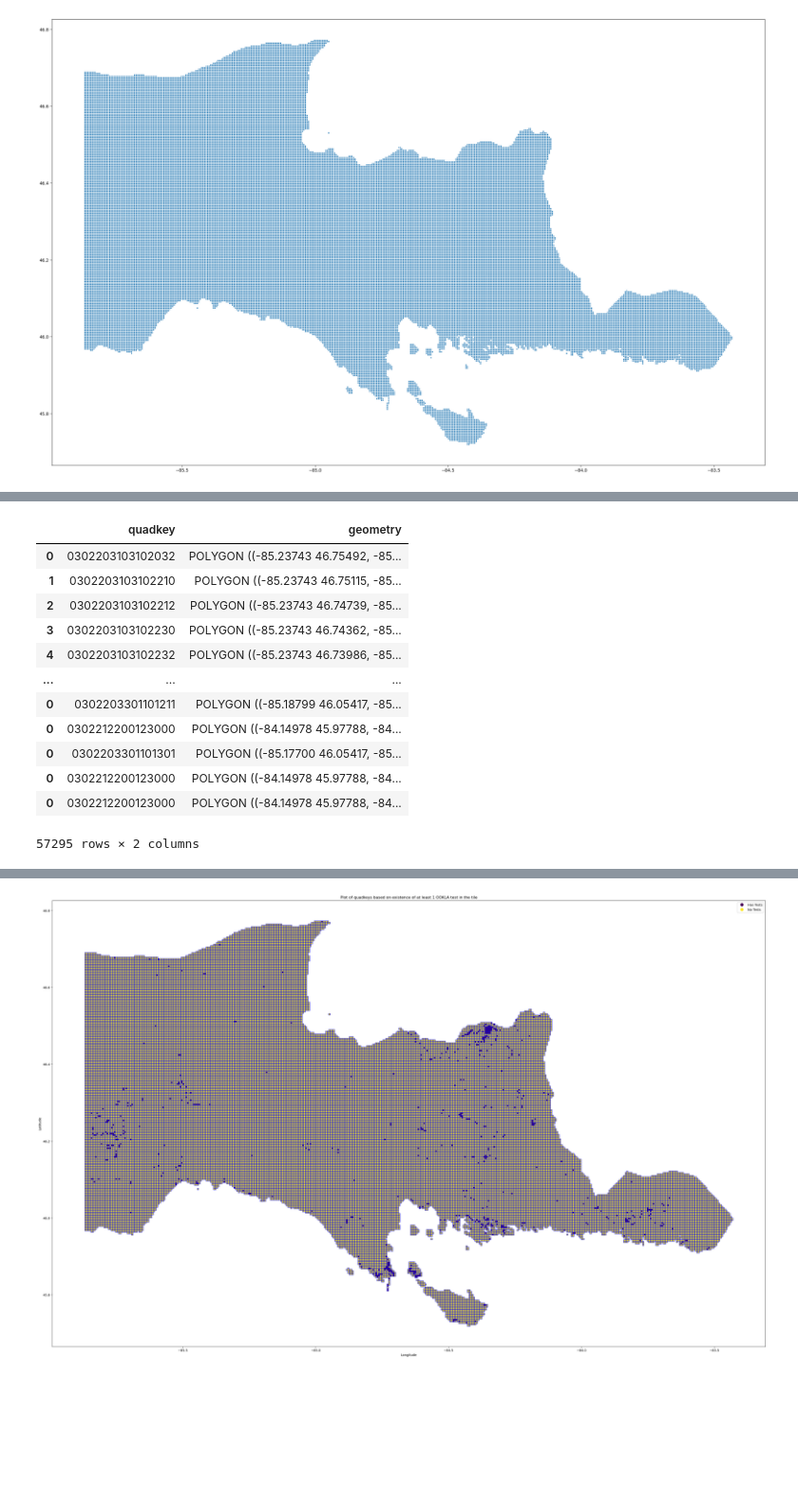
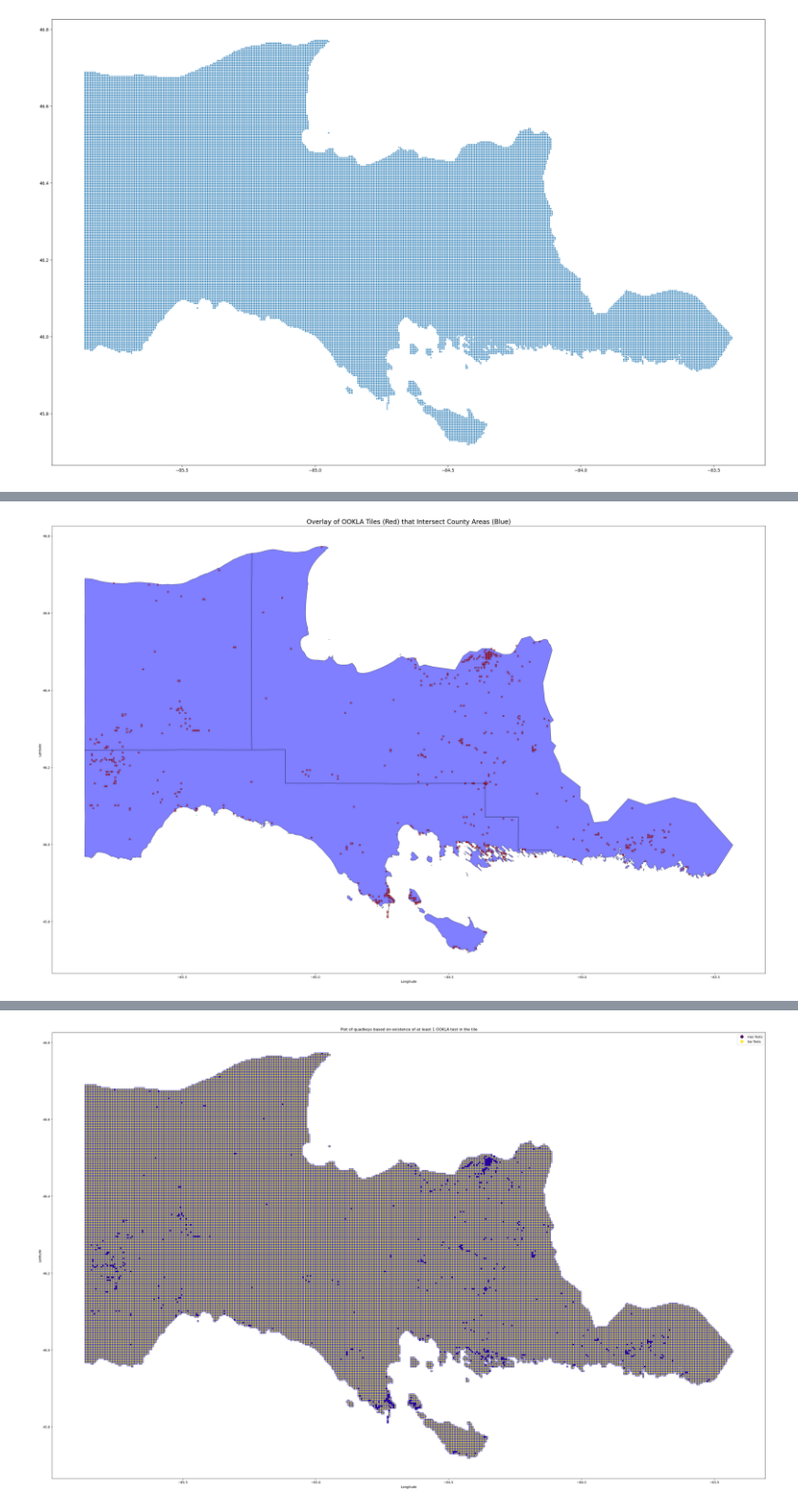
Before and after one commit to jasonkronemeyer/jasonkronemeyer.github.io, a Jupyter notebook: practice/Quadkey Practice.ipynb, the cells around one changed output, grey strips where cells are left out. Shown at 95% size. Drawn from its saved outputs; the diff is of its cells as text; code cells hidden in the pictures; blank space fills up the shorter version.

```diff
--- a/practice/Quadkey Practice.ipynb
+++ b/practice/Quadkey Practice.ipynb
@@ -107,16 +161,48 @@ EPSG:4326
+# %%
+# Convert the ookla_tiles_df to a GeoDataFrame
+ookla_tiles_gdf = gpd.GeoDataFrame(ookla_tiles_df, geometry=gpd.GeoSeries.from_wkt(ookla_tiles_df['tile']))
+
+# Ensure both GeoDataFrames have the same CRS
+ookla_tiles_gdf = ookla_tiles_gdf.set_crs(epsg=4326)
+cld_gdf = cld_gdf.set_crs(epsg=4326)
+
+# Perform spatial join
+joined_gdf = gpd.sjoin(cld_gdf, ookla_tiles_gdf, how="inner", op='intersects')
+
+# Plot the results
+fig, ax = plt.subplots(1, 1, figsize=(15, 15))
+cld_gdf.plot(ax=ax, color='blue', edgecolor='black', alpha=0.5)
+joined_gdf.plot(ax=ax, color='red', edgecolor='black', alpha=0.5)
+
+# Set plot title and labels
+ax.set_title('Overlay of OOKLA Tiles (Red) that Intersect CLD Areas (Blue)', fontsize=20)
+ax.set_xlabel('Longitude')
+ax.set_ylabel('Latitude')
+
+plt.show()
+# %%
+# Convert the ookla_tiles_df to a GeoDataFrame
+ookla_tiles_gdf = gpd.GeoDataFrame(ookla_tiles_df, geometry=gpd.GeoSeries.from_wkt(ookla_tiles_df['tile']))
+
+# Ensure both GeoDataFrames have the same CRS
+ookla_tiles_gdf = ookla_tiles_gdf.set_crs(epsg=4326)
+cld_gdf = cld_gdf.set_crs(epsg=4326)
+
+# Perform spatial join
+joined_gdf = gpd.sjoin(ookla_tiles_gdf, cld_gdf, how="inner", predicate='intersects')
+
+# Plot the results
+fig, ax = plt.subplots(1, 1, figsize=(40, 40))
+cld_gdf.plot(ax=ax, color='blue', edgecolor='black', alpha=0.5)
+joined_gdf.plot(ax=ax, color='red', edgecolor='black', alpha=0.5)
+
+# Set plot title and labels
+ax.set_title('Overlay of OOKLA Tiles (Red) that Intersect County Areas (Blue)', fontsize=20)
+ax.set_xlabel('Longitude')
+ax.set_ylabel('Latitude')
+
+plt.show()
+# %% [output]
+[figure, added]
 # %%
-quadkey_gdf
+#quadkey_gdf
-# %% [output]
-|  | quadkey | geometry |
-| 0 | 0302203103102032 | POLYGON ((-85.23743 46.75492, -85... |
-| 1 | 0302203103102210 | POLYGON ((-85.23743 46.75115, -85... |
-| 2 | 0302203103102212 | POLYGON ((-85.23743 46.74739, -85... |
-| 3 | 0302203103102230 | POLYGON ((-85.23743 46.74362, -85... |
-| 4 | 0302203103102232 | POLYGON ((-85.23743 46.73986, -85... |
-| ... | ... | ... |
-| 0 | 0302203301101211 | POLYGON ((-85.18799 46.05417, -85... |
-| 0 | 0302212200123000 | POLYGON ((-84.14978 45.97788, -84... |
-| 0 | 0302203301101301 | POLYGON ((-85.17700 46.05417, -85... |
-| 0 | 0302212200123000 | POLYGON ((-84.14978 45.97788, -84... |
-| 0 | 0302212200123000 | POLYGON ((-84.14978 45.97788, -84... |
-57295 rows × 2 columns
```
Also changed, not shown: parts of 14 cells of this notebook.
